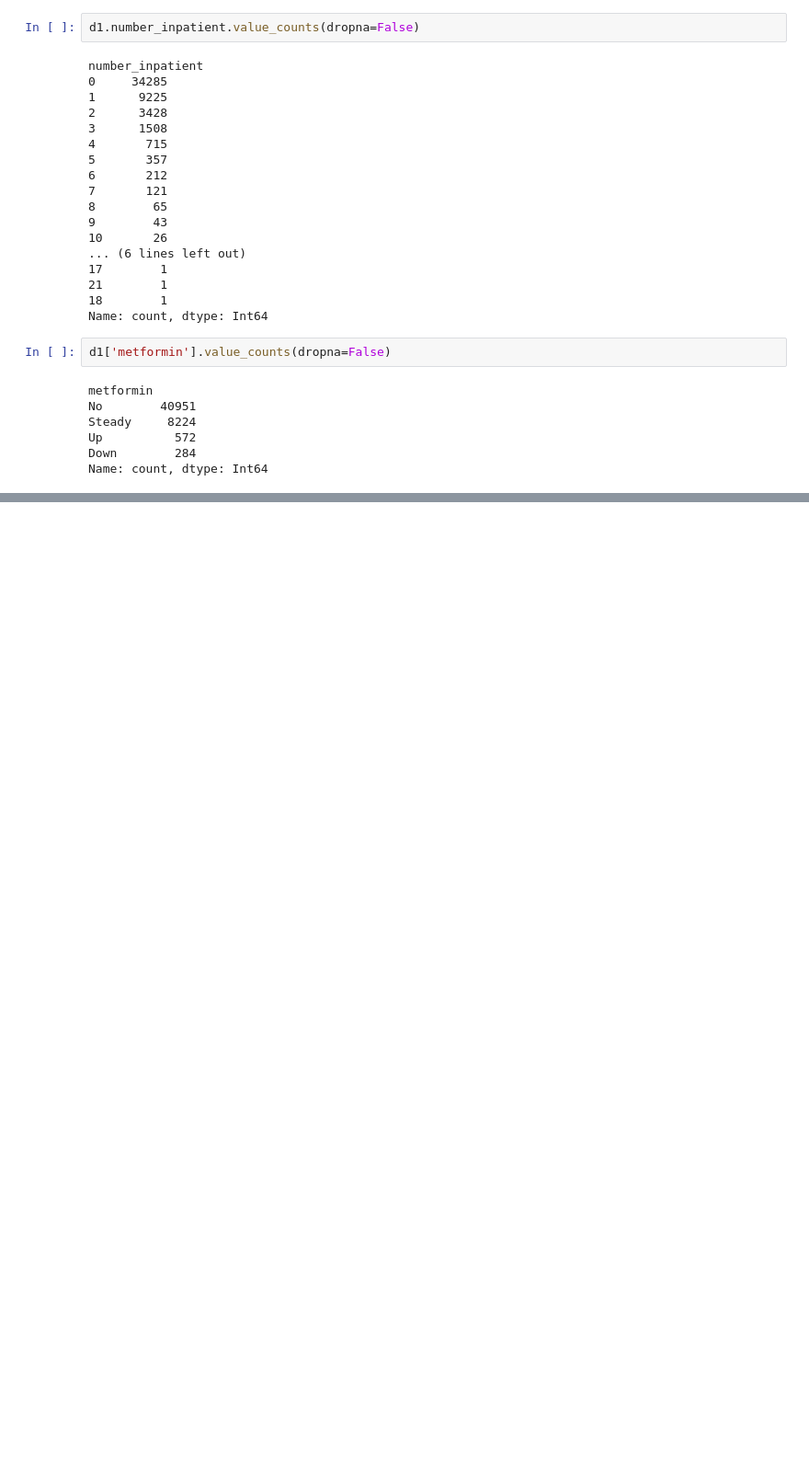
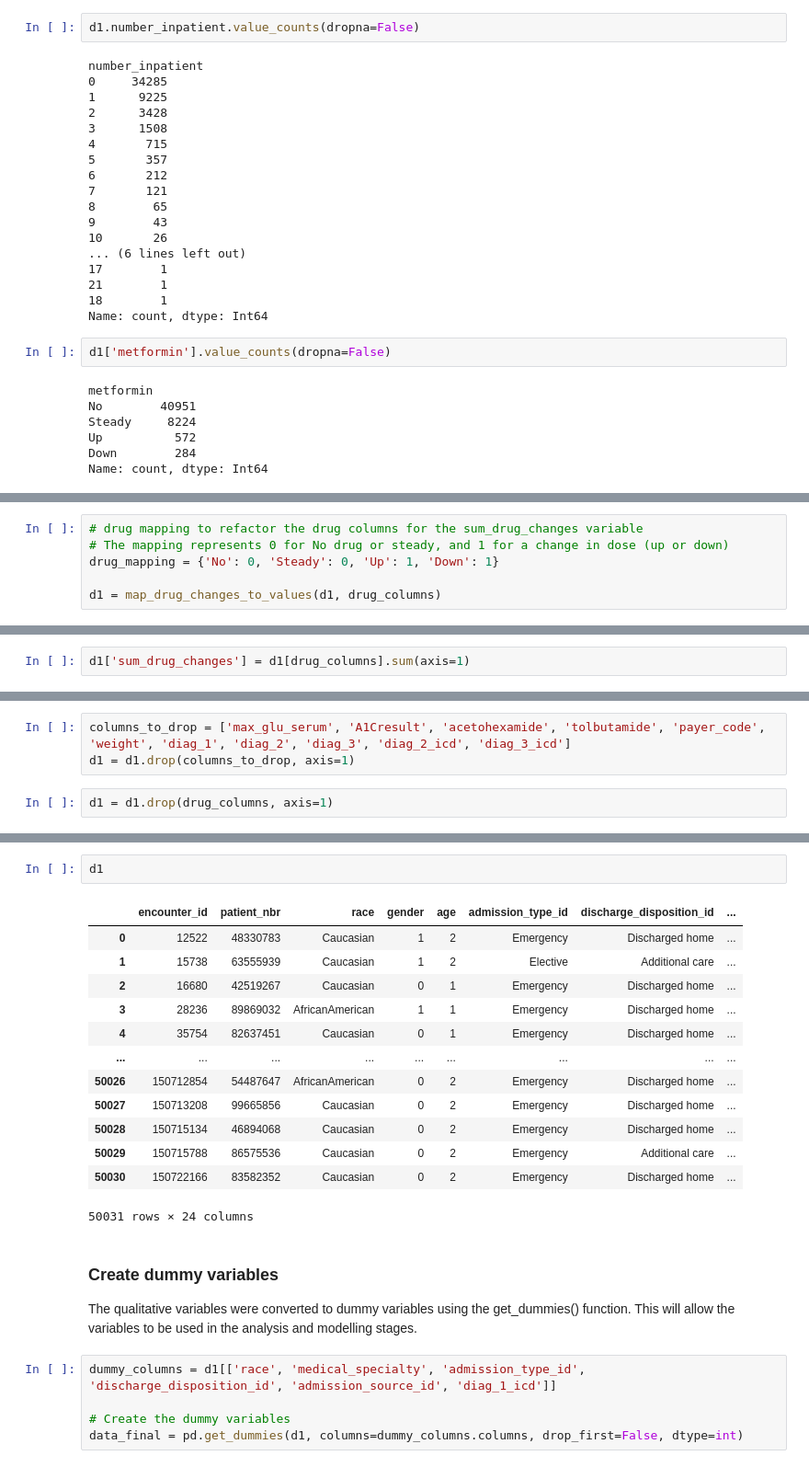
Before and after one commit to johnmarquess/IFN509, a Jupyter notebook: Assignment1_submission/assigment1_analysis.ipynb, the cells around one changed output, grey strips where cells are left out. Shown at 92% size. Drawn from its saved outputs; the diff is of its cells as text; blank space fills up the shorter version.

Commit message:
final data set

```diff
--- a/Assignment1_submission/assigment1_analysis.ipynb
+++ b/Assignment1_submission/assigment1_analysis.ipynb
@@ -1344,0 +1466,6 @@ Name: count, dtype: Int64
+# %%
+# drug mapping to refactor the drug columns for the sum_drug_changes variable
+# The mapping represents 0 for No drug or steady, and 1 for a change in dose (up or down)
+drug_mapping = {'No': 0, 'Steady': 0, 'Up': 1, 'Down': 1}
+
+d1 = map_drug_changes_to_values(d1, drug_columns)
@@ -1344,0 +1478,2 @@ Name: count, dtype: Int64
+# %%
+d1['sum_drug_changes'] = d1[drug_columns].sum(axis=1)
@@ -1344,0 +1495,5 @@ Name: count, dtype: Int64
+# %%
+columns_to_drop = ['max_glu_serum', 'A1Cresult', 'acetohexamide', 'tolbutamide', 'payer_code', 'weight', 'diag_1', 'diag_2', 'diag_3', 'diag_2_icd', 'diag_3_icd']
+d1 = d1.drop(columns_to_drop, axis=1)
+# %%
+d1 = d1.drop(drug_columns, axis=1)
@@ -1344,0 +1534,25 @@ Name: count, dtype: Int64
+# %%
+d1
+# %% [output]
+|  | encounter_id | patient_nbr | race | gender | age | admission_type_id | discharge_disposition_id | ... |
+| 0 | 12522 | 48330783 | Caucasian | 1 | 2 | Emergency | Discharged home | ... |
+| 1 | 15738 | 63555939 | Caucasian | 1 | 2 | Elective | Additional care | ... |
+| 2 | 16680 | 42519267 | Caucasian | 0 | 1 | Emergency | Discharged home | ... |
+| 3 | 28236 | 89869032 | AfricanAmerican | 1 | 1 | Emergency | Discharged home | ... |
+| 4 | 35754 | 82637451 | Caucasian | 0 | 1 | Emergency | Discharged home | ... |
+| ... | ... | ... | ... | ... | ... | ... | ... | ... |
+| 50026 | 150712854 | 54487647 | AfricanAmerican | 0 | 2 | Emergency | Discharged home | ... |
+| 50027 | 150713208 | 99665856 | Caucasian | 0 | 2 | Emergency | Discharged home | ... |
+| 50028 | 150715134 | 46894068 | Caucasian | 0 | 2 | Emergency | Discharged home | ... |
+| 50029 | 150715788 | 86575536 | Caucasian | 0 | 2 | Emergency | Additional care | ... |
+| 50030 | 150722166 | 83582352 | Caucasian | 0 | 2 | Emergency | Discharged home | ... |
+50031 rows × 24 columns
+# %% [markdown]
+### Create dummy variables
+
+The qualitative variables were converted to dummy variables using the get_dummies() function. This will allow the variables to be used in the analysis and modelling stages.
+# %%
+dummy_columns = d1[['race', 'medical_specialty', 'admission_type_id', 'discharge_disposition_id', 'admission_source_id', 'diag_1_icd']]
+
+# Create the dummy variables
+data_final = pd.get_dummies(d1, columns=dummy_columns.columns, drop_first=False, dtype=int)
```
Also changed, not shown: parts of 34 cells of this notebook, 1 other file.
